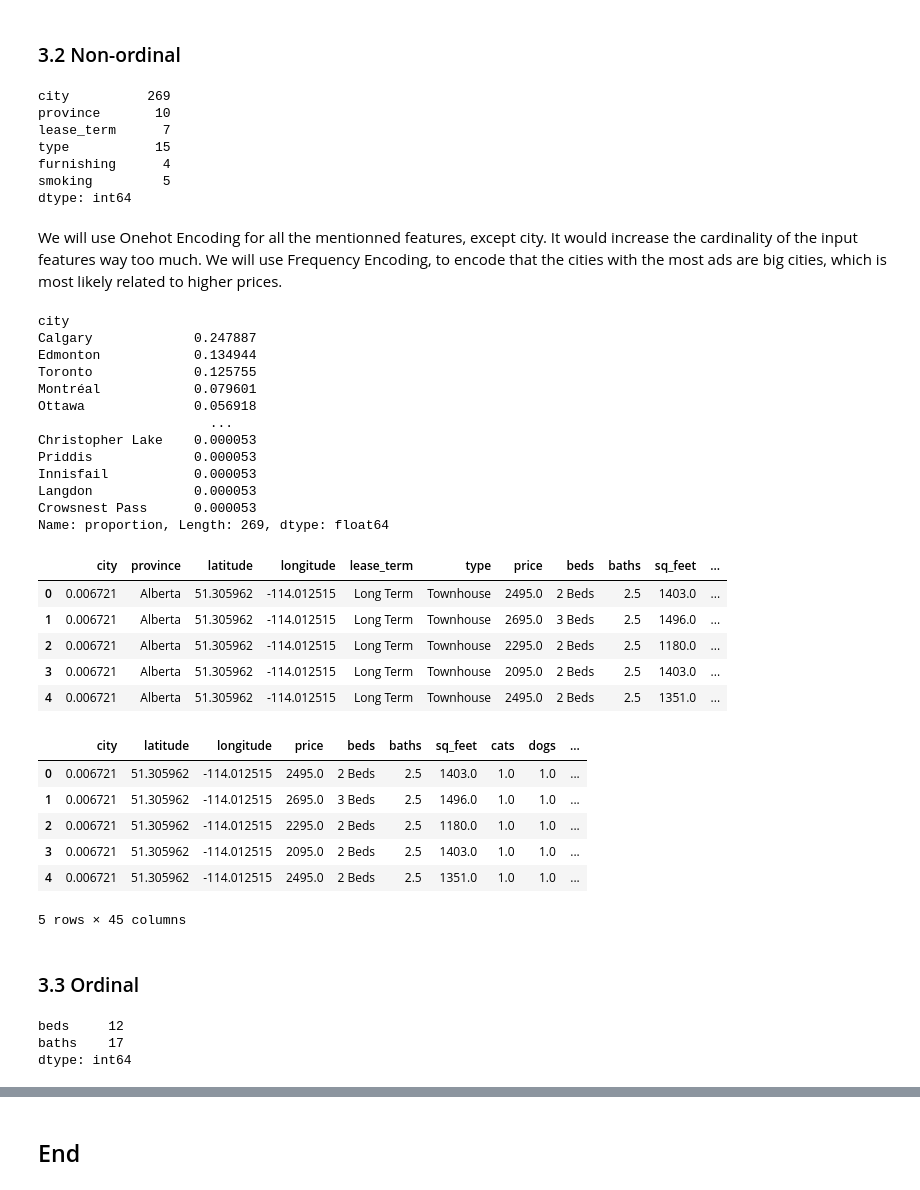
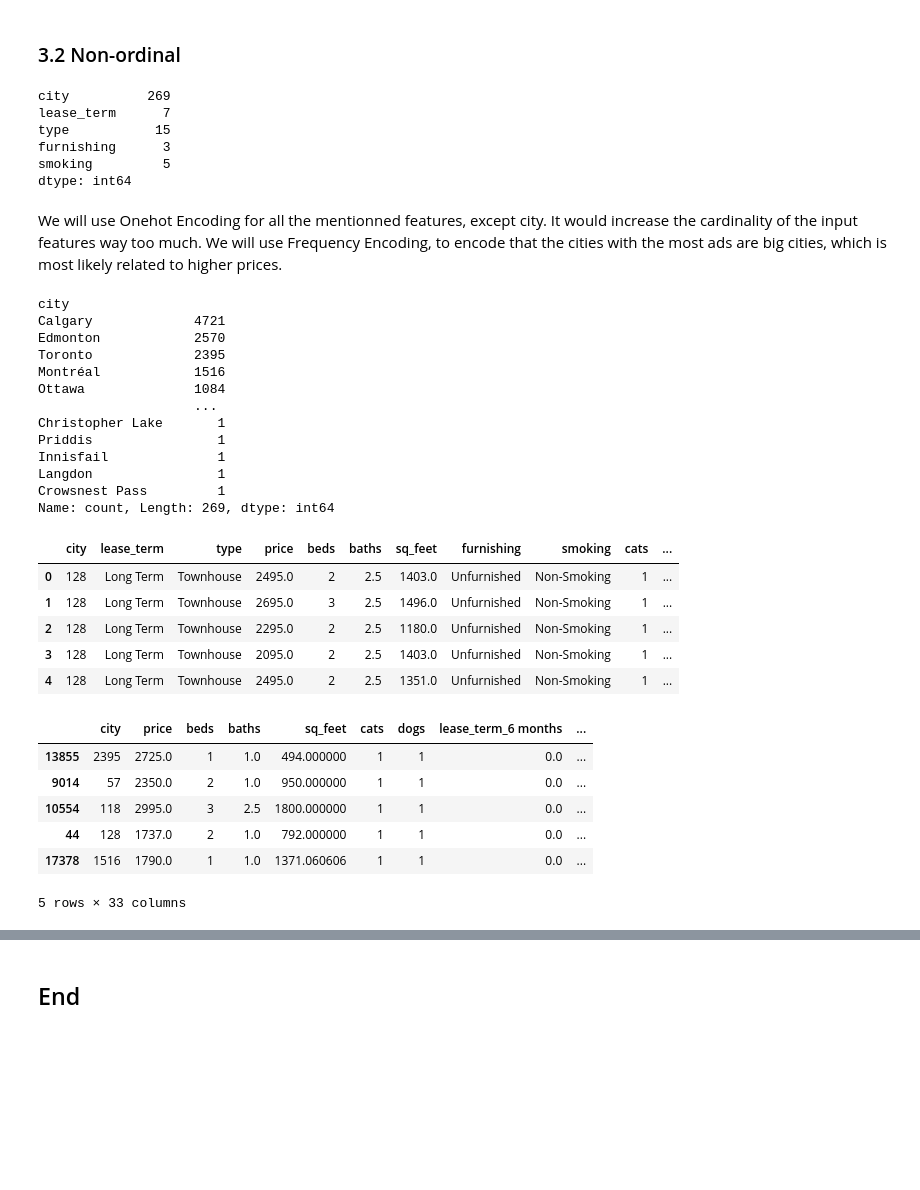
Before and after one commit to nadpierre/rental-prices-regression-project, a Jupyter notebook: Notebooks/DataPreprocessing.ipynb, the cells around one changed output, grey strips where cells are left out. Saved outputs shown, nothing was run; the diff lists cells and outputs as text; code cells hidden in the pictures; blank space fills up the shorter version.

```diff
--- a/Notebooks/DataPreprocessing.ipynb
+++ b/Notebooks/DataPreprocessing.ipynb
@@ -42,2 +43,3 @@ df.sample(5)
 # %%
-df.drop(columns=['rentfaster_id', 'address', 'link', 'availability_date'], axis=1, inplace=True)
+df.drop(columns=['rentfaster_id', 'province', 'address', 'latitude', 'longitude', 'link', 'availability_date'], axis=1, inplace=True)
+df.sample(5)
@@ -48,8 +57,8 @@ df.drop(columns=['rentfaster_id', 'address', 'link', 'availability_date'], axis=
 # %%
 # Create dummy variables
 df = df.assign(
-    dogs=np.where(df['dogs'] == True, 1.0, 0.0),
-    cats=np.where(df['cats'] == True, 1.0, 0.0),
+    dogs=np.where(df['dogs'] == True, 1, 0),
+    cats=np.where(df['cats'] == True, 1, 0),
 )
 df.sample(5)
 # %% [output]
@@ -63,66 +72,57 @@ df.sample(5)
 ### 3.2 Non-ordinal
 # %%
 # Check the number of unique values
-df[['city', 'province', 'lease_term', 'type', 'furnishing', 'smoking']].nunique()
+df[['city', 'lease_term', 'type', 'furnishing', 'smoking']].nunique()
 # %% [output]
 city          269
-province       10
 lease_term      7
 type           15
-furnishing      4
+furnishing      3
 smoking         5
 dtype: int64
 # %% [markdown]
 We will use Onehot Encoding for all the mentionned features, except city. It would increase the cardinality of the input features way too much. We will use Frequency Encoding, to encode that the cities with the most ads are big cities, which is most likely related to higher prices.
 # %%
 # Map the city with the frequency
-city_frequency_map = df['city'].value_counts(normalize=True)
+city_frequency_map = df['city'].value_counts()
 city_frequency_map
 # %% [output]
 city
-Calgary             0.247887
-Edmonton            0.134944
-Toronto             0.125755
-Montréal            0.079601
-Ottawa              0.056918
-                      ...
-Christopher Lake    0.000053
-Priddis             0.000053
-Innisfail           0.000053
-Langdon             0.000053
-Crowsnest Pass      0.000053
-Name: proportion, Length: 269, dtype: float64
+Calgary             4721
+Edmonton            2570
+Toronto             2395
+Montréal            1516
+Ottawa              1084
+                    ...
+Christopher Lake       1
+Priddis                1
+Innisfail              1
+Langdon                1
+Crowsnest Pass         1
+Name: count, Length: 269, dtype: int64
 # %%
 # Apply frequency encoding
 df['city'] = df['city'].map(city_frequency_map)
 df.head()
 # %% [output]
-|  | city | province | latitude | longitude | lease_term | type | price | beds | baths | sq_feet | ... |
-| 0 | 0.006721 | Alberta | 51.305962 | -114.012515 | Long Term | Townhouse | 2495.0 | 2 Beds | 2.5 | 1403.0 | ... |
-| 1 | 0.006721 | Alberta | 51.305962 | -114.012515 | Long Term | Townhouse | 2695.0 | 3 Beds | 2.5 | 1496.0 | ... |
-| 2 | 0.006721 | Alberta | 51.305962 | -114.012515 | Long Term | Townhouse | 2295.0 | 2 Beds | 2.5 | 1180.0 | ... |
-| 3 | 0.006721 | Alberta | 51.305962 | -114.012515 | Long Term | Townhouse | 2095.0 | 2 Beds | 2.5 | 1403.0 | ... |
-| 4 | 0.006721 | Alberta | 51.305962 | -114.012515 | Long Term | Townhouse | 2495.0 | 2 Beds | 2.5 | 1351.0 | ... |
+|  | city | lease_term | type | price | beds | baths | sq_feet | furnishing | smoking | cats | ... |
+| 0 | 128 | Long Term | Townhouse | 2495.0 | 2 | 2.5 | 1403.0 | Unfurnished | Non-Smoking | 1 | ... |
+| 1 | 128 | Long Term | Townhouse | 2695.0 | 3 | 2.5 | 1496.0 | Unfurnished | Non-Smoking | 1 | ... |
+| 2 | 128 | Long Term | Townhouse | 2295.0 | 2 | 2.5 | 1180.0 | Unfurnished | Non-Smoking | 1 | ... |
+| 3 | 128 | Long Term | Townhouse | 2095.0 | 2 | 2.5 | 1403.0 | Unfurnished | Non-Smoking | 1 | ... |
+| 4 | 128 | Long Term | Townhouse | 2495.0 | 2 | 2.5 | 1351.0 | Unfurnished | Non-Smoking | 1 | ... |
 # %%
 # Apply OneHotEncoder for the other features
 encoder = OneHotEncoder(drop='first', sparse_output=False)
-encoded_cols = encoder.fit_transform(df[['province', 'lease_term', 'type', 'furnishing', 'smoking']])
-new_df = pd.DataFrame(encoded_cols, columns=encoder.get_feature_names_out(['province', 'lease_term', 'type', 'furnishing', 'smoking']))
-df = df.drop(columns=['province', 'lease_term', 'type', 'furnishing', 'smoking'], axis=1).join(new_df)
-df.head()
+encoded_cols = encoder.fit_transform(df[['lease_term', 'type', 'furnishing', 'smoking']])
+new_df = pd.DataFrame(encoded_cols, columns=encoder.get_feature_names_out(['lease_term', 'type', 'furnishing', 'smoking']))
+df = df.drop(columns=['lease_term', 'type', 'furnishing', 'smoking'], axis=1).join(new_df)
+df.sample(5)
 # %% [output]
-|  | city | latitude | longitude | price | beds | baths | sq_feet | cats | dogs | ... |
-| 0 | 0.006721 | 51.305962 | -114.012515 | 2495.0 | 2 Beds | 2.5 | 1403.0 | 1.0 | 1.0 | ... |
-| 1 | 0.006721 | 51.305962 | -114.012515 | 2695.0 | 3 Beds | 2.5 | 1496.0 | 1.0 | 1.0 | ... |
-| 2 | 0.006721 | 51.305962 | -114.012515 | 2295.0 | 2 Beds | 2.5 | 1180.0 | 1.0 | 1.0 | ... |
-| 3 | 0.006721 | 51.305962 | -114.012515 | 2095.0 | 2 Beds | 2.5 | 1403.0 | 1.0 | 1.0 | ... |
-| 4 | 0.006721 | 51.305962 | -114.012515 | 2495.0 | 2 Beds | 2.5 | 1351.0 | 1.0 | 1.0 | ... |
+|  | city | price | beds | baths | sq_feet | cats | dogs | lease_term_6 months | ... |
+| 13855 | 2395 | 2725.0 | 1 | 1.0 | 494.000000 | 1 | 1 | 0.0 | ... |
+| 9014 | 57 | 2350.0 | 2 | 1.0 | 950.000000 | 1 | 1 | 0.0 | ... |
+| 10554 | 118 | 2995.0 | 3 | 2.5 | 1800.000000 | 1 | 1 | 0.0 | ... |
+| 44 | 128 | 1737.0 | 2 | 1.0 | 792.000000 | 1 | 1 | 0.0 | ... |
+| 17378 | 1516 | 1790.0 | 1 | 1.0 | 1371.060606 | 1 | 1 | 0.0 | ... |
-5 rows × 45 columns
+5 rows × 33 columns
-# %% [markdown]
-### 3.3 Ordinal
-# %%
-df[['beds', 'baths']].nunique()
-# %% [output]
-beds     12
-baths    17
-dtype: int64
```
Also changed, not shown: parts of 24 cells of this notebook, 5 other files.
